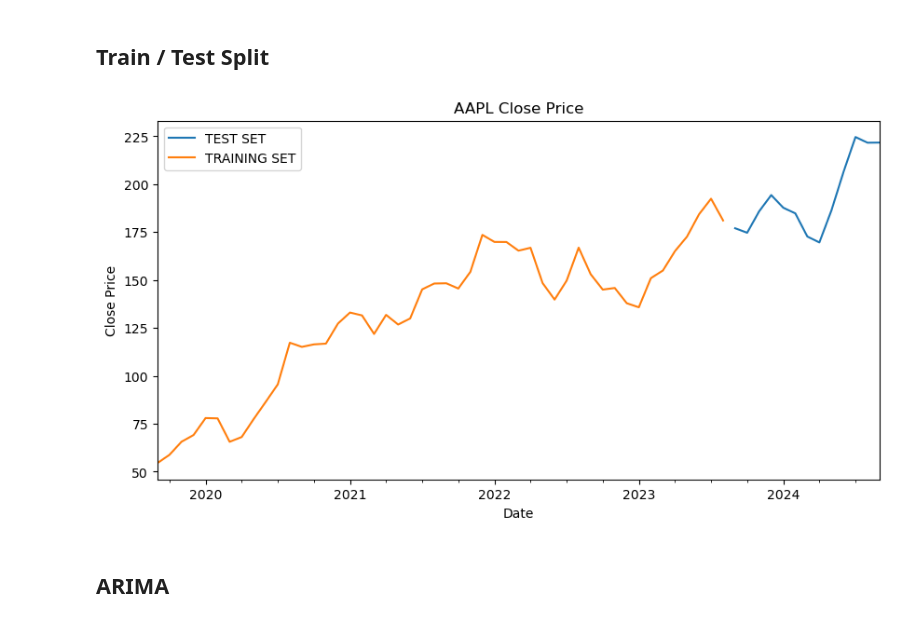
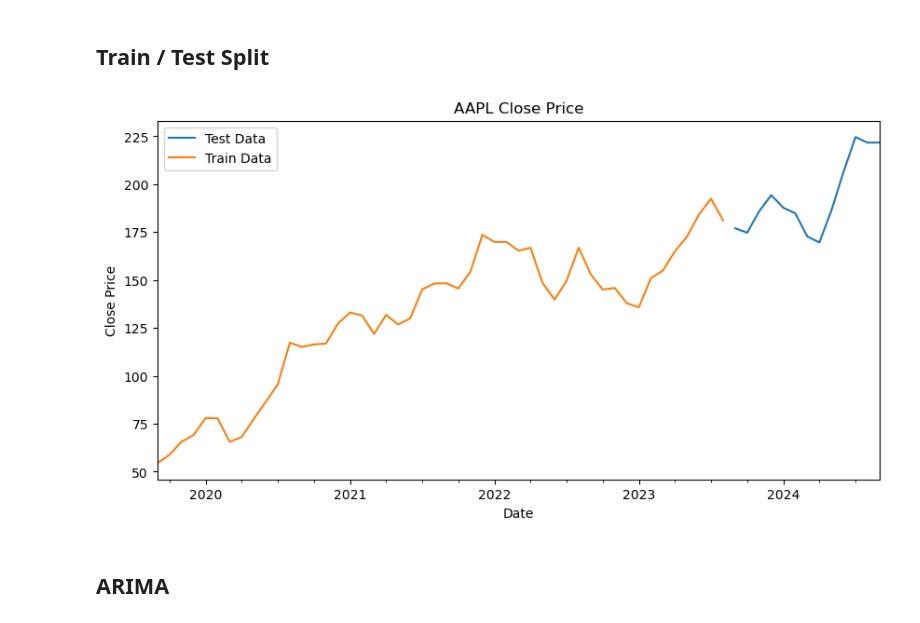
Before and after one commit to lisek75/ts_forecasting_notebook, a Jupyter notebook: aapl_stock/aapl_stock_market.ipynb, the cells around one changed output. Cells and saved outputs as stored; diff of their text form; code cells hidden in the pictures.

Commit message:
rename to test data and train data

```diff
--- a/aapl_stock/aapl_stock_market.ipynb
+++ b/aapl_stock/aapl_stock_market.ipynb
@@ -174,15 +174,15 @@ df_test = df.iloc[split_point:]   # Remaining 20% for testing
 # %%
 # Plot train and test so we can see where we have split
 df_test \
-    .rename(columns={'Close': 'TEST SET'}) \
-    .join(df_train.rename(columns={'Close': 'TRAINING SET'}),
+    .rename(columns={'Close': 'Test Data'}) \
+    .join(df_train.rename(columns={'Close': 'Train Data'}),
           how='outer') \
     .plot(figsize=(10, 5), title='AAPL Close Price', style='-', ms=1)
 plt.xlabel('Date')
 plt.ylabel('Close Price')
 plt.show()
 # %% [output]
-[figure, old version]
+[figure, new version]
 # %% [markdown]
 ## ARIMA
 # %% [markdown]
```
Also changed, not shown: parts of 12 cells of this notebook, 1 other file.
